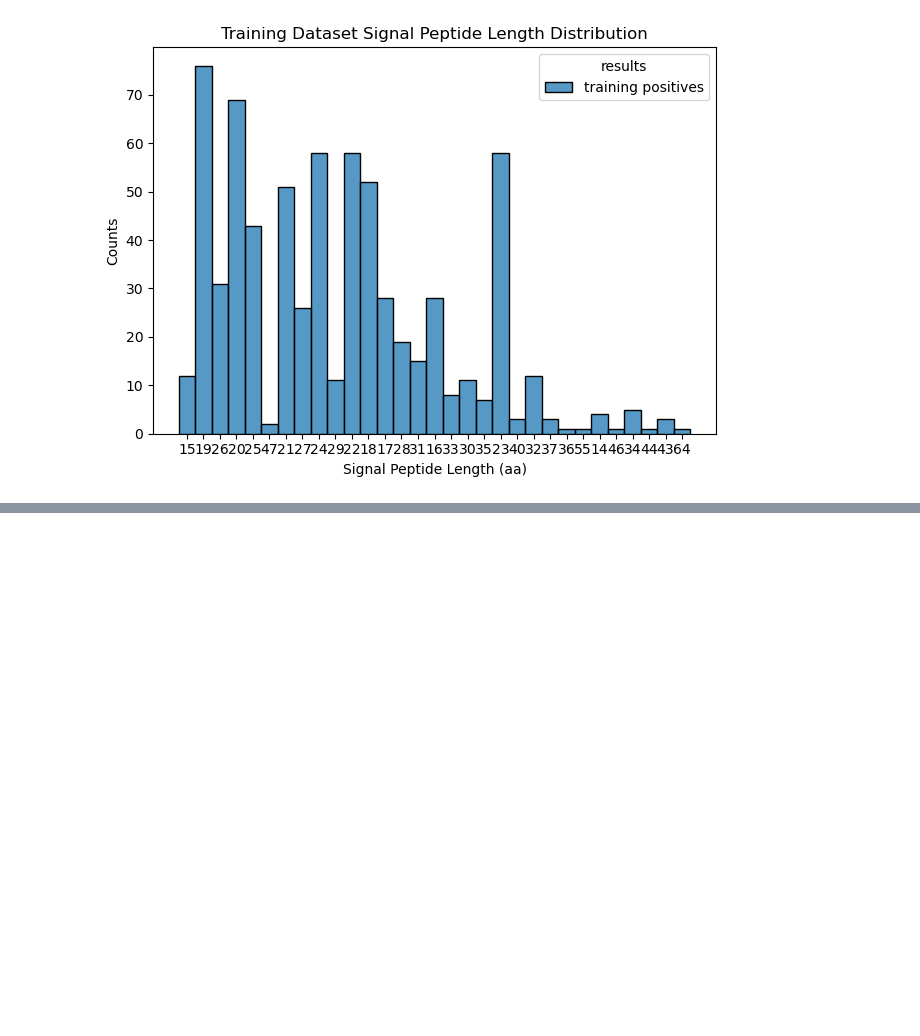
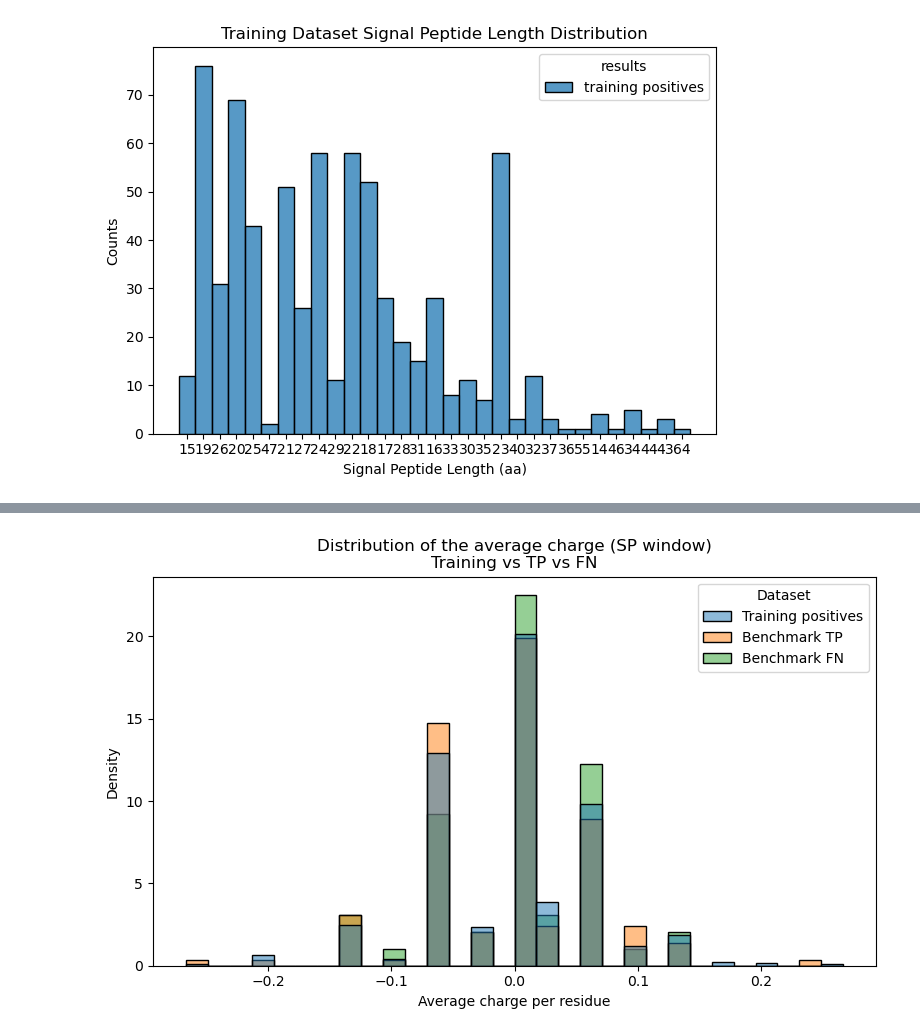
Before and after one commit to Anomalocaris98/LB2_project_group_9, a Jupyter notebook: Analysis of Results/Analysis_benchmark_results.ipynb, the cells around one changed output, grey strips where cells are left out. Cells and saved outputs as stored; diff of their text form; code cells hidden in the pictures; blank space fills up the shorter version.

```diff
--- a/Analysis of Results/Analysis_benchmark_results.ipynb
+++ b/Analysis of Results/Analysis_benchmark_results.ipynb
@@ -456,0 +544,57 @@ plt.show()
+# %%
+# Scala semplificata di carica a pH ~7
+CHARGE_SCALE = {
+    'D': -1.0,
+    'E': -1.0,
+    'K':  1.0,
+    'R':  1.0,
+    'H':  0.5,   # opzionale: parzialmente positiva
+}
+
+def mean_charge(seq, scale=CHARGE_SCALE):
+    """
+    Carica media per residuo nella sequenza.
+    Considera solo D,E,K,R,H; gli altri aa hanno carica 0.
+    """
+    vals = [scale.get(aa, 0.0) for aa in seq]
+    if len(vals) == 0:
+        return np.nan
+    return np.mean(vals)
+
+# carica media per ogni finestra di sequenza
+charge_train = [mean_charge(s) for s in pos_train_seq]
+charge_tp    = [mean_charge(s) for s in list_benchmark_tp]
+charge_fn    = [mean_charge(s) for s in list_benchmark_fn]
+
+# Costruisco un unico DataFrame
+df_charge = pd.DataFrame({
+    "Charge": charge_train + charge_tp + charge_fn,
+    "Dataset": (["Training positives"] * len(charge_train) +
+                ["Benchmark TP"]      * len(charge_tp) +
+                ["Benchmark FN"]      * len(charge_fn))
+})
+
+# Rimuovo eventuali NaN (in teoria non dovresti averne)
+df_charge = df_charge.dropna()
+
+plt.figure(figsize=(8,5))
+sns.histplot(
+    data=df_charge,
+    x="Charge",
+    hue="Dataset",
+    multiple="layer",
+    alpha=0.5,
+    stat="density",
+    common_norm=False,
+    bins=30
+
+)
+
+plt.title("Distribution of the average charge (SP window)\nTraining vs TP vs FN")
+plt.xlabel("Average charge per residue")
+plt.ylabel("Density")
+plt.tight_layout()
+plt.savefig("charge_distribution_all.png", dpi=300, bbox_inches="tight")
+plt.show()
+# %% [output]
+[figure, added]
```
Also changed, not shown: parts of 11 cells of this notebook, 3 other files.
